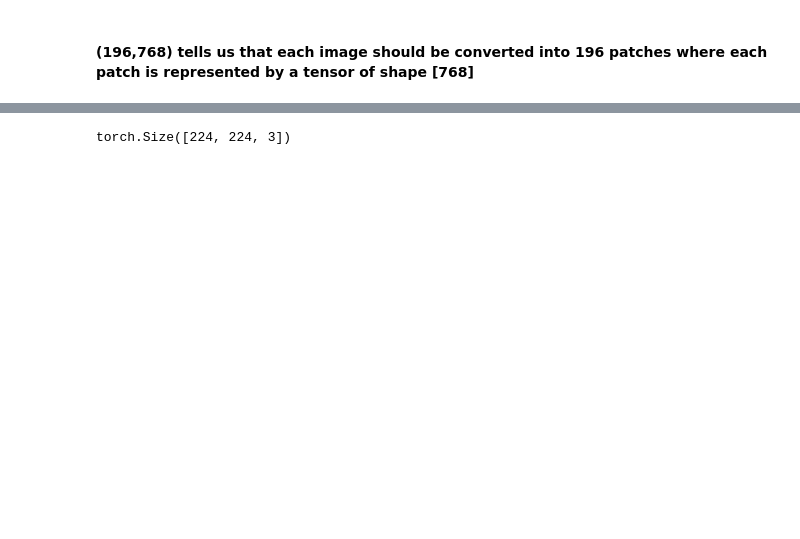
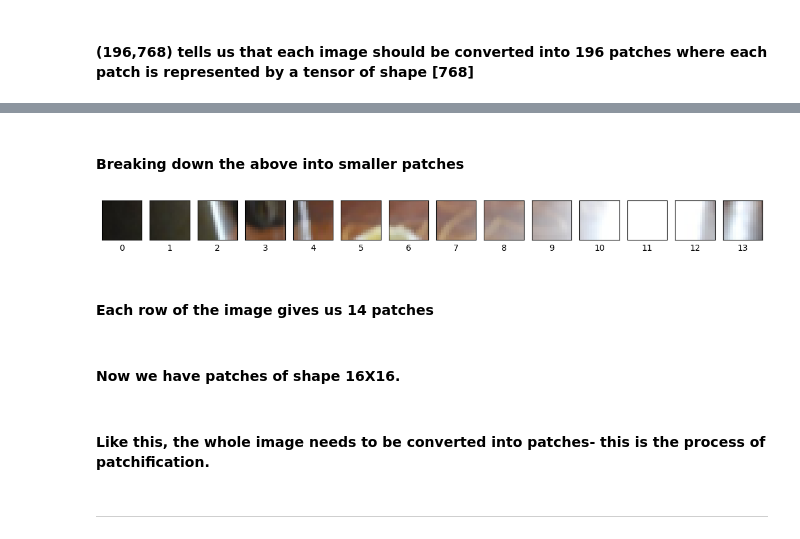
Before and after one commit to ysurs/Vit, a Jupyter notebook: ViT_paper_experimentation.ipynb, the cells around one changed output, grey strips where cells are left out. Saved outputs shown, nothing was run; the diff lists cells and outputs as text; code cells hidden in the pictures; blank space fills up the shorter version.

```diff
--- a/ViT_paper_experimentation.ipynb
+++ b/ViT_paper_experimentation.ipynb
@@ -277,4 +284,30 @@ plt.imshow(image_permuted[:patch_size,:,:]);
-# %%
-image_permuted[:patch_size,:patch_size,:]#.shape
-# %% [output]
-torch.Size([224, 224, 3])
+# %% [markdown]
+#### Breaking down the above into smaller patches
+# %%
+image_size=224
+patch_size=16
+num_patches=image_size/patch_size
+
+# Create a series of subplots
+fig, axs = plt.subplots(nrows=1,
+                        ncols=image_size // patch_size,
+                        figsize=(num_patches, num_patches),
+                        sharex=True,
+                        sharey=True)
+
+
+for i, patch in enumerate(range(0, 224, patch_size)):
+  axs[i].imshow(image_permuted[:patch_size,patch:patch+patch_size,:])
+  axs[i].set_xlabel(f'{i}')
+  axs[i].set_xticks([])
+  axs[i].set_yticks([])
+# %% [output]
+[figure, added]
+# %% [markdown]
+#### Each row of the image gives us 14 patches
+# %% [markdown]
+#### Now we have patches of shape 16X16.
+# %% [markdown]
+#### Like this, the whole image needs to be converted into patches- this is the process of patchification.
+# %% [markdown]
+****
```
Also changed, not shown: parts of 19 cells of this notebook.
